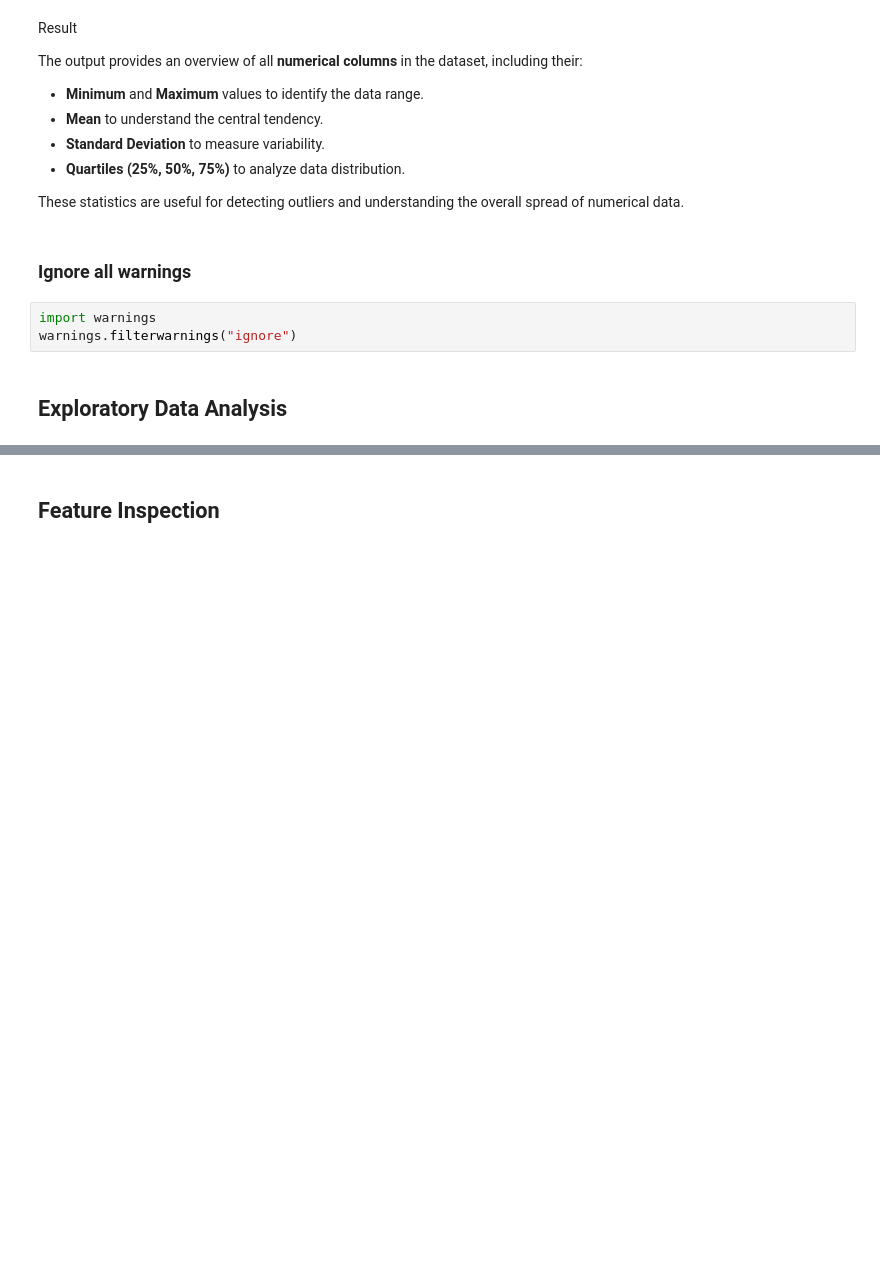
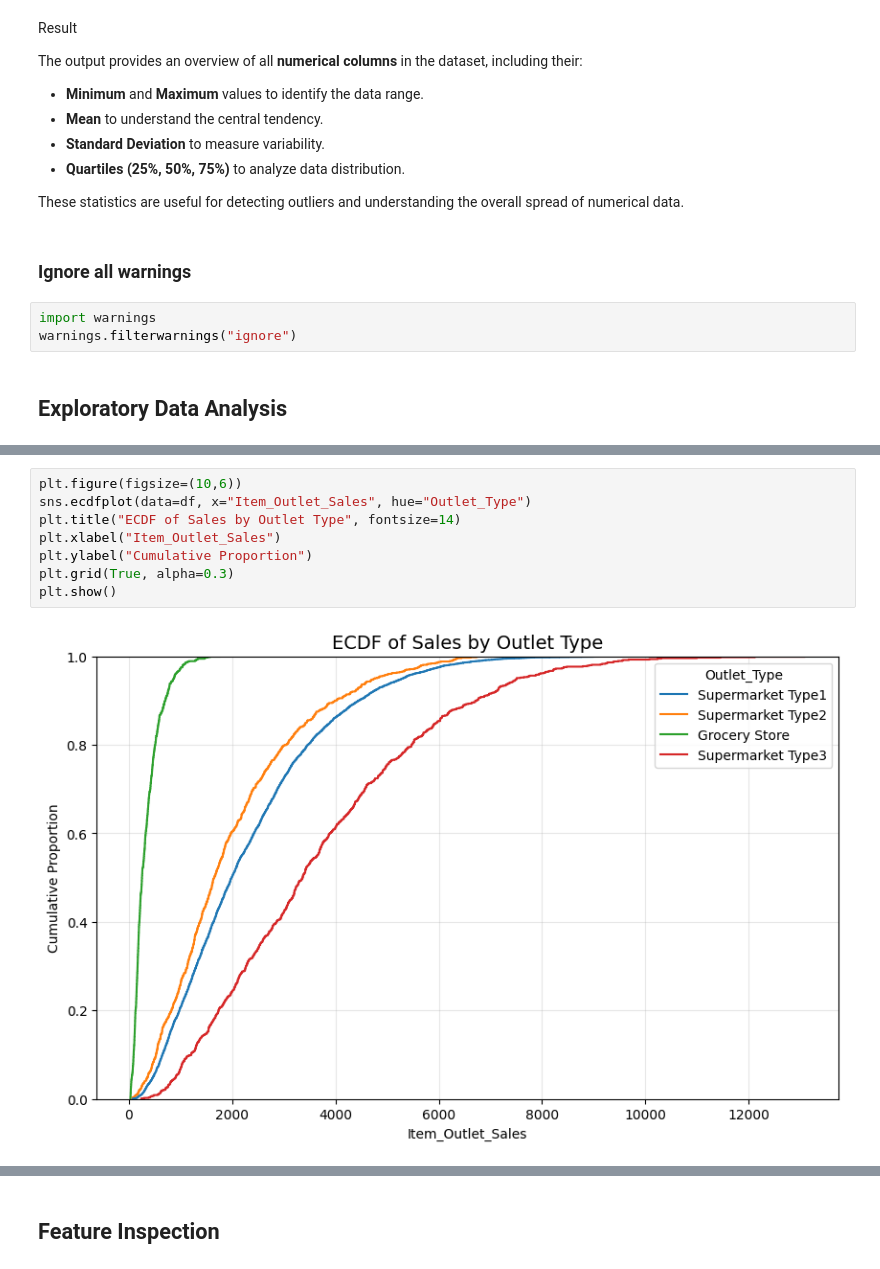
Before and after one commit to Sharekh1/Prediction-of-Product-Sales, a Jupyter notebook: Prediction_of_Product_Sales.ipynb, the cells around one changed output, grey strips where cells are left out. Cells and saved outputs as stored; diff of their text form; blank space fills up the shorter version.

```diff
--- a/Prediction_of_Product_Sales.ipynb
+++ b/Prediction_of_Product_Sales.ipynb
@@ -429,0 +468,10 @@ Column: Outlet_Size
+# %%
+plt.figure(figsize=(10,6))
+sns.ecdfplot(data=df, x="Item_Outlet_Sales", hue="Outlet_Type")
+plt.title("ECDF of Sales by Outlet Type", fontsize=14)
+plt.xlabel("Item_Outlet_Sales")
+plt.ylabel("Cumulative Proportion")
+plt.grid(True, alpha=0.3)
+plt.show()
+# %% [output]
+[figure, added]
```
Also changed, not shown: parts of 7 cells of this notebook.
